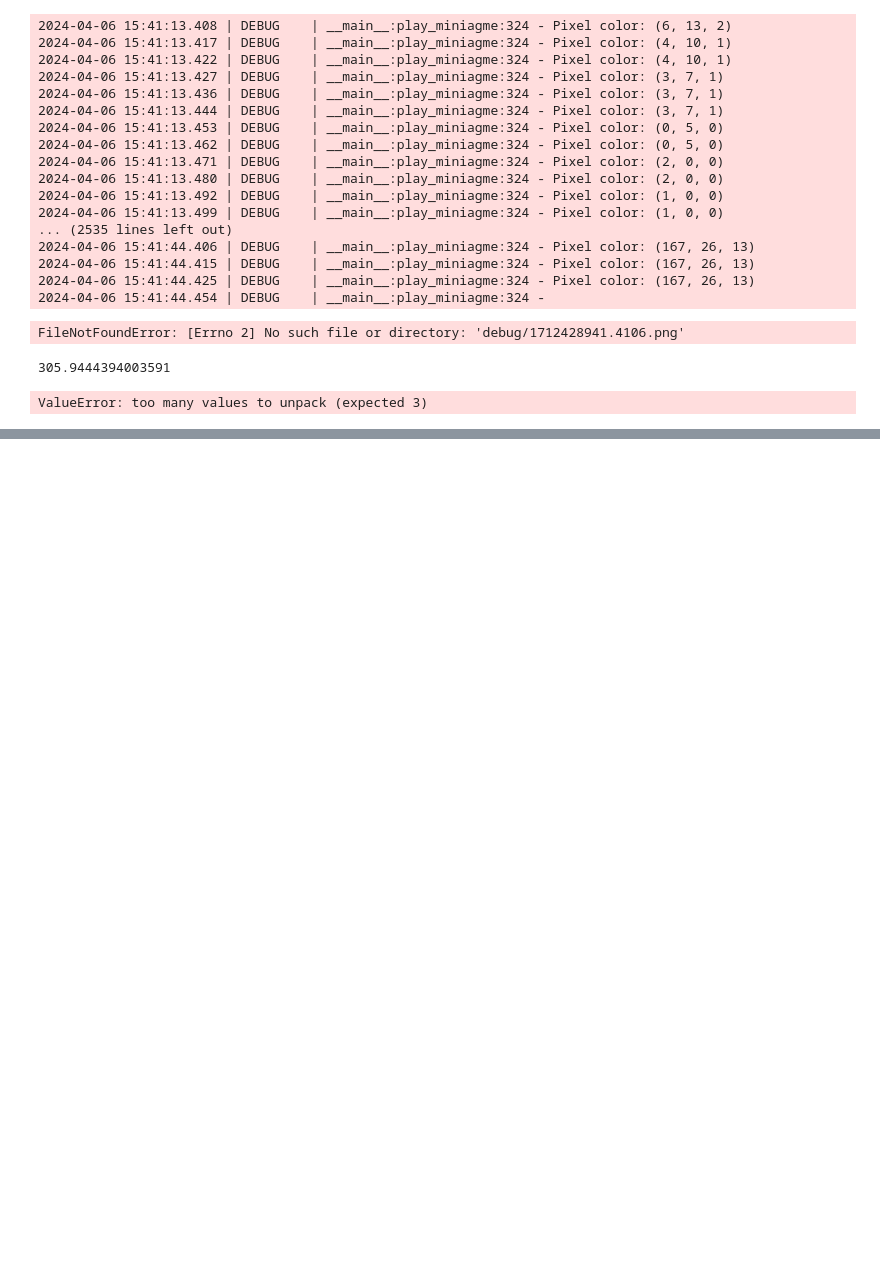
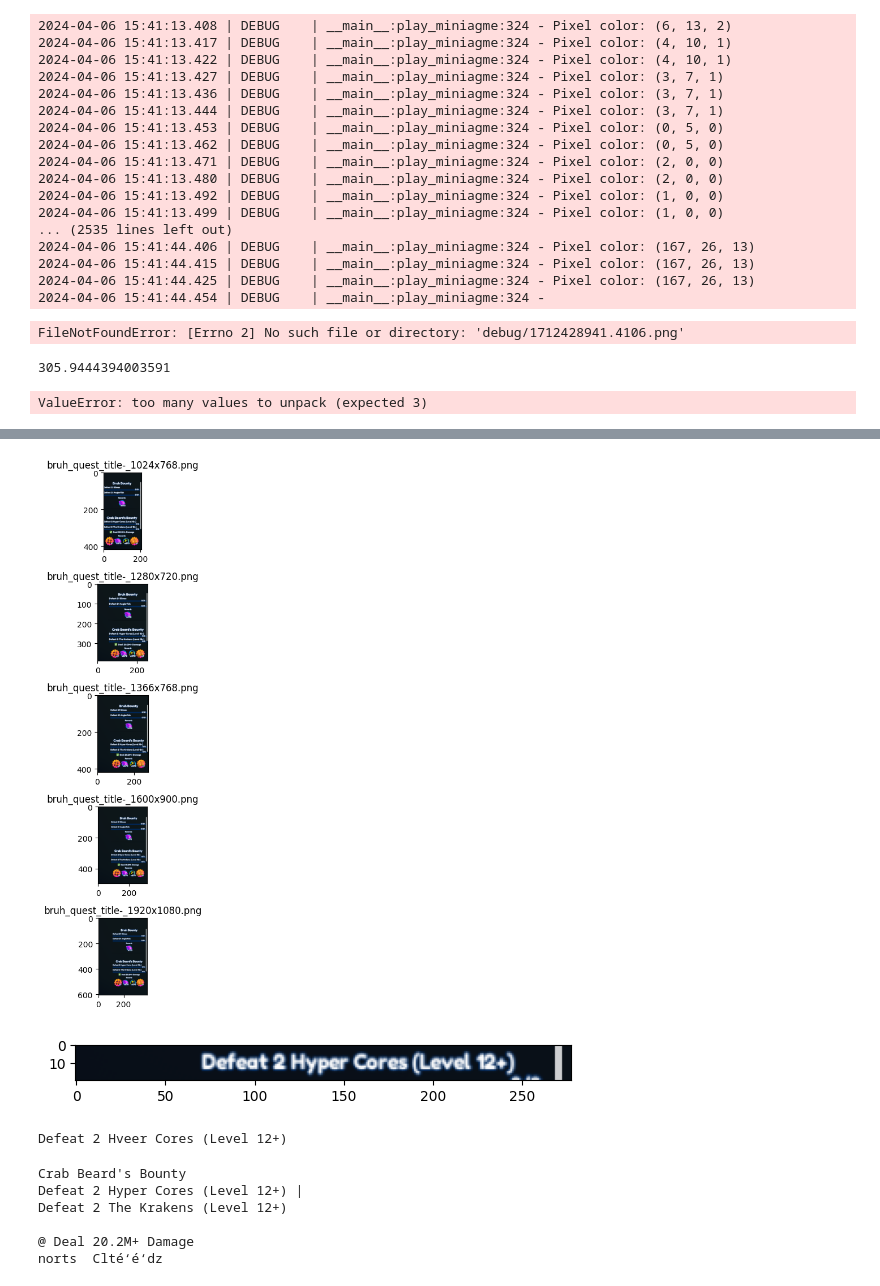
Before and after one commit to JEdmario16/edmacro, a Jupyter notebook: edmacro/t.ipynb, the cells around one changed output, grey strips where cells are left out. Drawn from its saved outputs; the diff is of its cells as text; code cells hidden in the pictures; blank space fills up the shorter version.

Commit message:
working on Image Detection with OCR and OpenCv templateMatchingl; First draw on quest detecor feature

```diff
--- a/edmacro/t.ipynb
+++ b/edmacro/t.ipynb
@@ -497,0 +709,66 @@ ValueError: too many values to unpack (expected 3)
+# %%
+# vamos fazer um crop em todas as imagens do crab quest title para a regiao onde o texto esta
+# e vamos salvar em uma pasta chamada crab_quest_title_text
+import PIL
+import matplotlib.pyplot as plt
+
+folder_name = "bruh_quest_title"
+needle_name = "bruh_quest_title.png"
+save_folder = "bruh_quest_title"
+
+files = [f for f in os.listdir(f"../tests/assets/{folder_name}") if f.endswith(".png")]
+
+fig, ax = plt.subplots(len(files), 1, figsize=(10, 10))
+
+for ax_index, file in enumerate(files):
+    w, h = PIL.Image.open(f"../tests/assets/{folder_name}/{file}").size
+    crop = (8*(w//10), h *0.2, w, h*0.8)
+
+    img = PIL.Image.open(f"../tests/assets/{folder_name}/{file}")
+    img = img.crop(crop)
+
+    ax[ax_index].imshow(img)
+    ax[ax_index].set_title(file)
+
+    if not os.path.exists(f"../tests/assets/{save_folder}"):
+        os.makedirs(f"../tests/assets/{save_folder}")
+    # salva o crop
+    img.save(f"../tests/assets/{save_folder}/{file}")
+fig.tight_layout()
+plt.show()
+# %% [output]
+[figure, added]
+# %%
+import matplotlib.pylab as plt
+import cv2 as cv
+import pytesseract
+
+
+image = cv.imread("../tests/assets/crab_quest_title_text/crab_quest_title-_1366x768.png", cv.IMREAD_COLOR)
+
+assert image is not None, "Image not found"
+# para 1920x1080:
+# 350: 600 e 1600:1900
+
+# para 1024x768
+# 200:400 e 800:1004
+
+
+crop = image[220:240, 0:800]
+
+# para 1024x768
+# width: 200
+# height: 20
+
+
+plt.imshow(crop)
+
+plt.show()
+# %% [output]
+[figure, added]
+# %%
+import pytesseract
+t = pytesseract.image_to_string(crop)
+print(t)
+# %% [output]
+Defeat 2 Hveer Cores (Level 12+)
@@ -497,0 +777,12 @@ ValueError: too many values to unpack (expected 3)
+# %%
+image = cv.imread("./edmacro/teste.png", cv.IMREAD_UNCHANGED)
+text = pytesseract.image_to_string(image)
+
+print(text)
+# %% [output]
+Crab Beard's Bounty
+Defeat 2 Hyper Cores (Level 12+) |
+Defeat 2 The Krakens (Level 12+)
+
+@ Deal 20.2M+ Damage
+norts  Clté‘é‘dz
```
Also changed, not shown: parts of 8 cells of this notebook, 30 other files.
